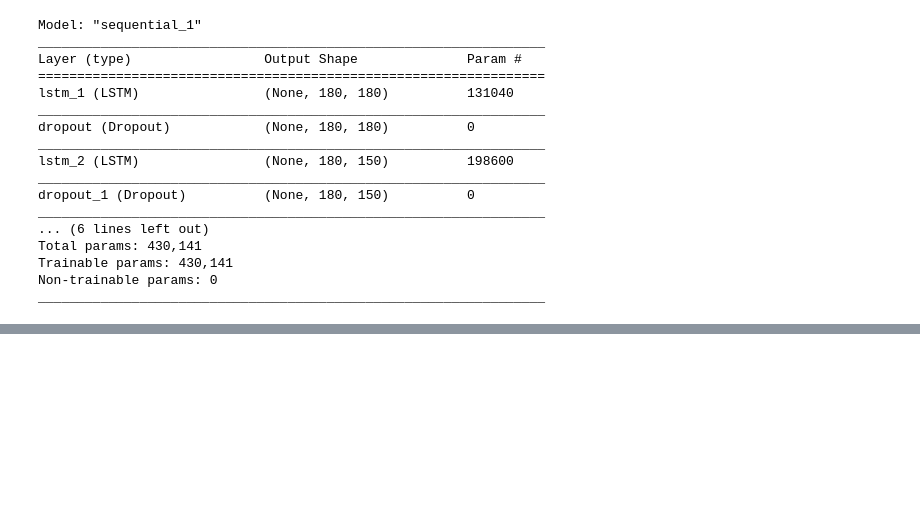
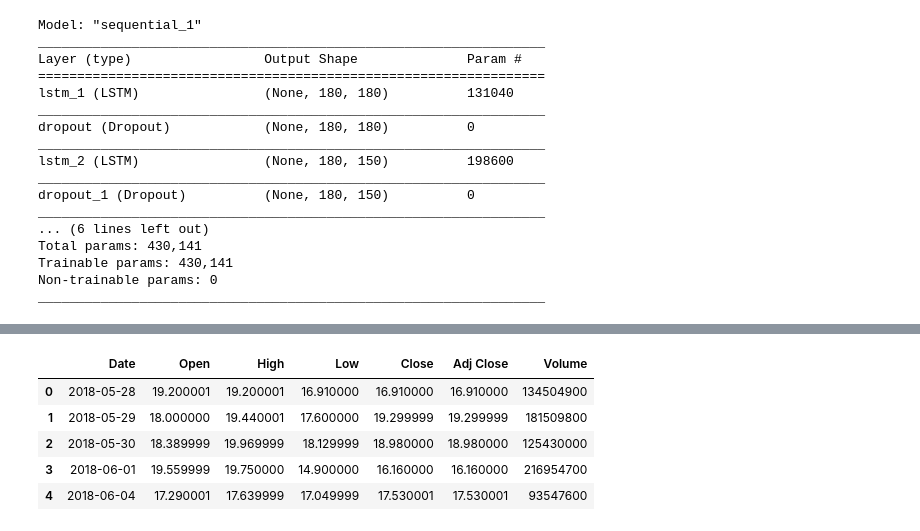
Before and after one commit to itimes-digital/deep-learning-estudo, a Jupyter notebook: analise_petr4.ipynb, the cells around one changed output, grey strips where cells are left out. Saved outputs shown, nothing was run; the diff lists cells and outputs as text; code cells hidden in the pictures; blank space fills up the shorter version.

```diff
--- a/analise_petr4.ipynb
+++ b/analise_petr4.ipynb
@@ -184,0 +211,10 @@ plt.show()
+# %%
+base_teste = pd.read_csv('https://raw.githubusercontent.com/itimes-digital/deep-learning-estudo/main/dataset/petr4_teste_ex.csv')
+base_teste.head()
+# %% [output]
+|  | Date | Open | High | Low | Close | Adj Close | Volume |
+| 0 | 2018-05-28 | 19.200001 | 19.200001 | 16.910000 | 16.910000 | 16.910000 | 134504900 |
+| 1 | 2018-05-29 | 18.000000 | 19.440001 | 17.600000 | 19.299999 | 19.299999 | 181509800 |
+| 2 | 2018-05-30 | 18.389999 | 19.969999 | 18.129999 | 18.980000 | 18.980000 | 125430000 |
+| 3 | 2018-06-01 | 19.559999 | 19.750000 | 14.900000 | 16.160000 | 16.160000 | 216954700 |
+| 4 | 2018-06-04 | 17.290001 | 17.639999 | 17.049999 | 17.530001 | 17.530001 | 93547600 |
```
Also changed, not shown: parts of 19 cells of this notebook.
